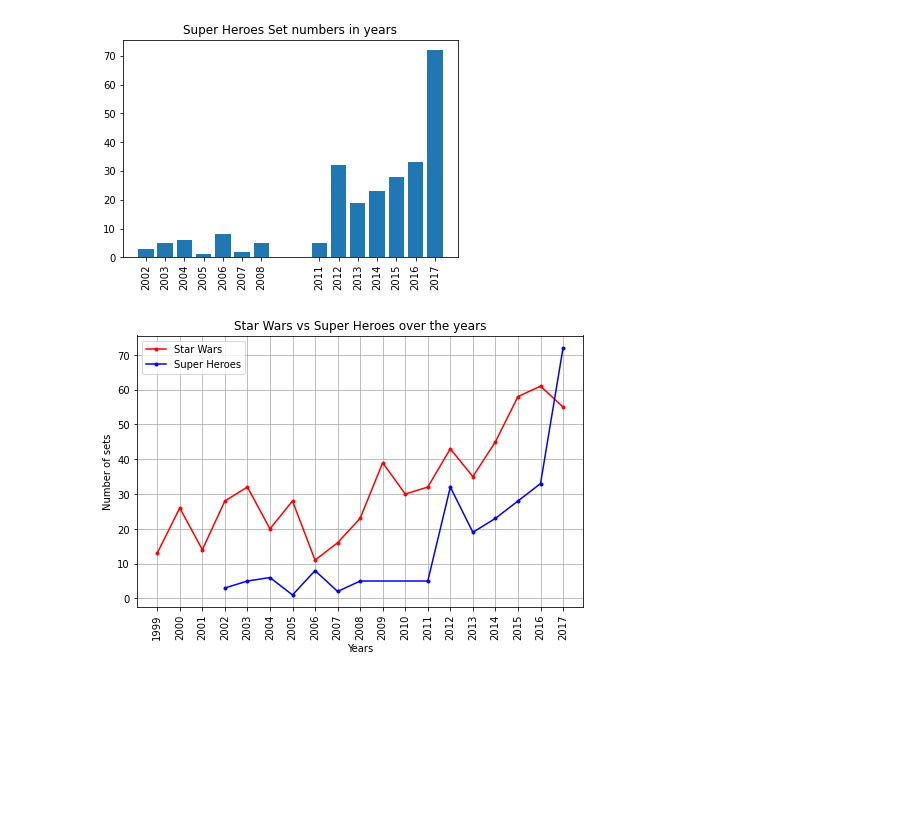
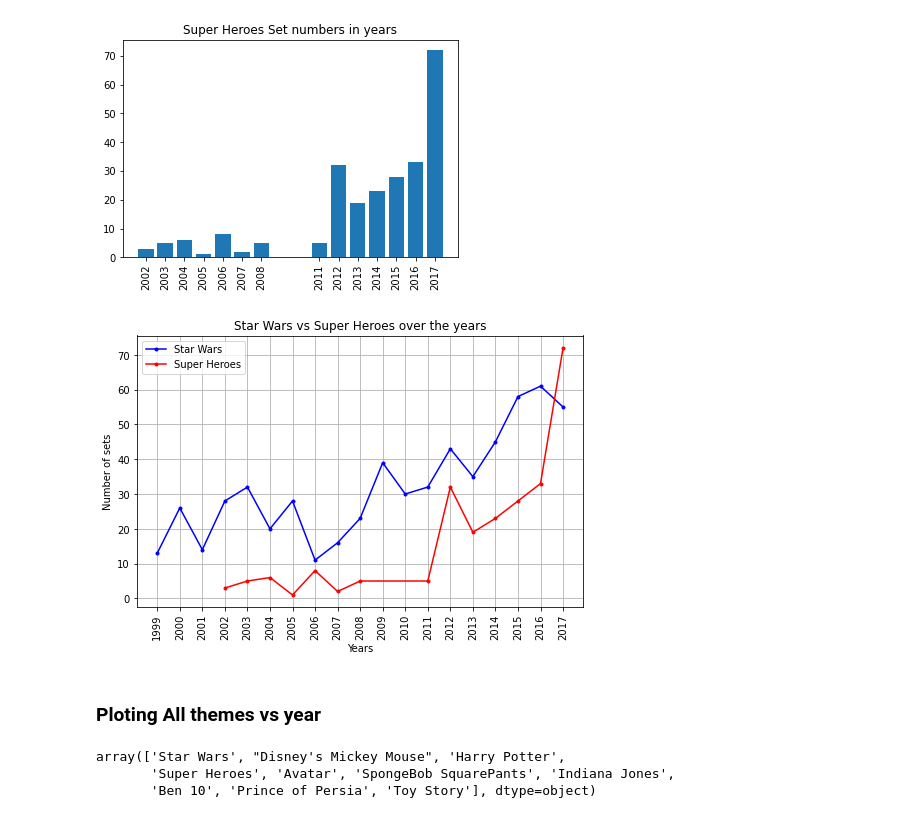
Before and after one commit to Asif-Dewan/legos-data-analysis, a Jupyter notebook: legosDataAnalysis.ipynb, the cells around one changed output. Cells and saved outputs as stored; diff of their text form; code cells hidden in the pictures; blank space fills up the shorter version.

Commit message:
Add files via upload
new comparative graphs are added

```diff
--- a/legosDataAnalysis.ipynb
+++ b/legosDataAnalysis.ipynb
@@ -198,5 +177,14 @@ starWarsDF
+# %%
+def getCount(name):
+    df=summedGroupYearTheme[summedGroupYearTheme['parent_theme']==name]
+    count= df['count']
+    return count
+def getYear(name):
+    df=summedGroupYearTheme[summedGroupYearTheme['parent_theme']==name]
+    year= df['year']
+    return year
 # %%
-starWarsCount= starWarsDF['count']
-starWarsYears=starWarsDF['year']
-starWarsCount
+starWarsCount= getCount('Star Wars')
+starWarsYears=getYear('Star Wars')
+starWarsYears
 # %% [output]
@@ -249,8 +218,8 @@ superHeroesDF
 # %%
-superHeroesYears= superHeroesDF['year']
+superHeroesYears= getYear('Super Heroes')
 #superHeroesYears
 
-superHeroesCount= superHeroesDF['count']
+superHeroesCount= getCount('Super Heroes')
 superHeroesCount
 # %% [output]
 7      3
@@ -278,14 +247,24 @@ plt.show()
 # %%
 plt.figure(figsize=(8,5))
 plt.title("Star Wars vs Super Heroes over the years")
-plt.plot( starWarsYears,starWarsCount, 'r.-',label='Star Wars')
-plt.plot(superHeroesYears, superHeroesCount, 'b.-', label='Super Heroes')
+plt.plot( starWarsYears,starWarsCount, 'b.-',label='Star Wars')
+plt.plot(superHeroesYears, superHeroesCount, 'r.-', label='Super Heroes')
 
 plt.xlabel("Years")
 plt.ylabel("Number of sets")
 plt.xticks(starWarsYears, rotation= 'vertical')
 plt.legend()
 plt.grid()
 plt.show()
 # %% [output]
-[figure, old version]
+[figure, new version]
+# %% [markdown]
+### Ploting All themes  vs year
+# %%
+allThemeNames=summedGroupYearTheme['parent_theme'].unique()
+sortedThemeNames= allThemeNames[:10]
+sortedThemeNames
+# %% [output]
+array(['Star Wars', "Disney's Mickey Mouse", 'Harry Potter',
+       'Super Heroes', 'Avatar', 'SpongeBob SquarePants', 'Indiana Jones',
+       'Ben 10', 'Prince of Persia', 'Toy Story'], dtype=object)
```
Also changed, not shown: parts of 6 cells of this notebook.
